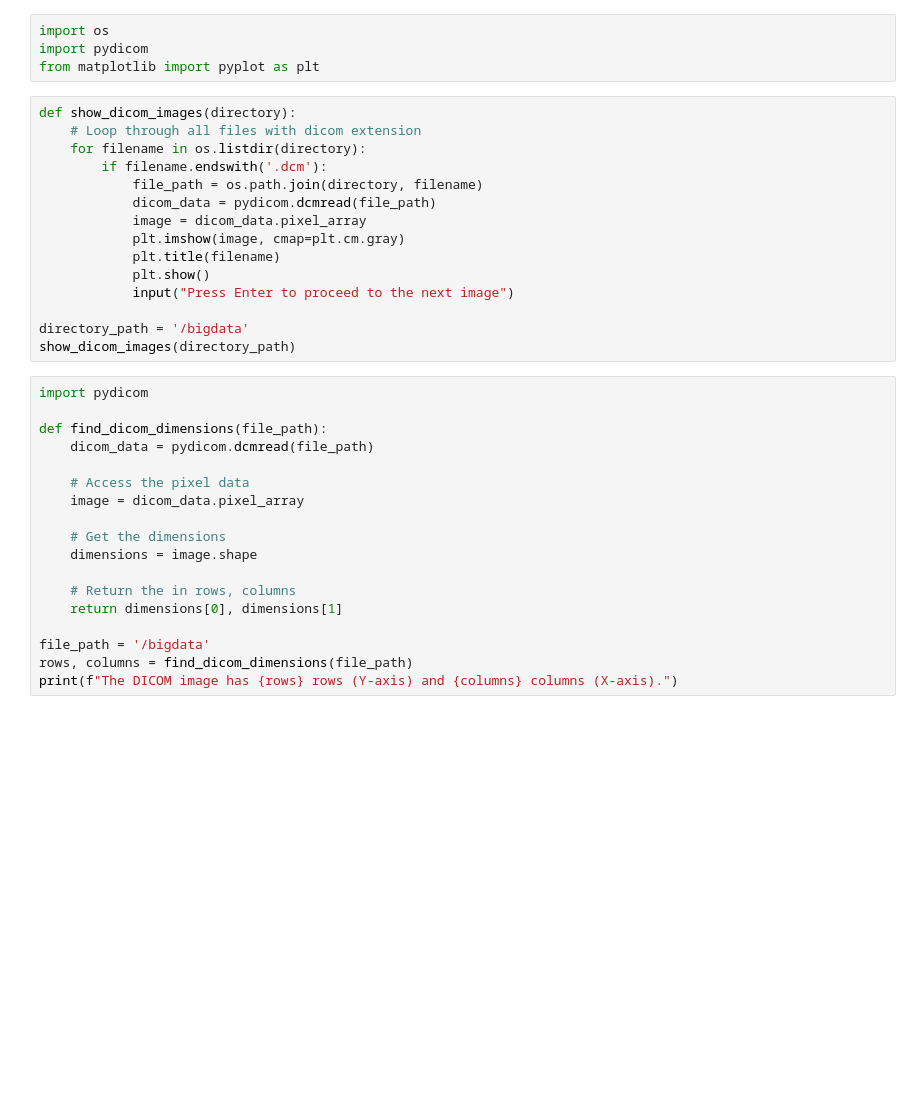
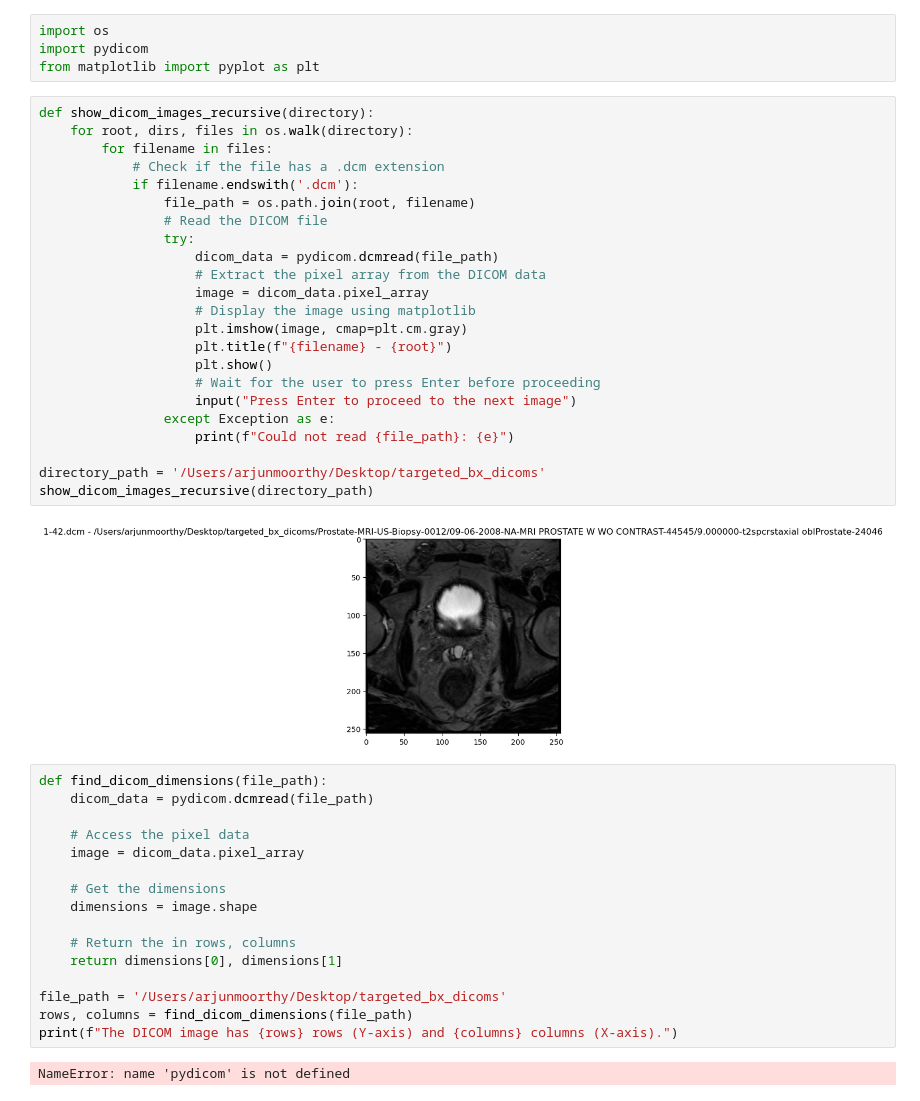
Before and after one commit to arjunkmoorthy1/24Spr_AMoorthy_healthai, a Jupyter notebook: code/Data Loading and Preprocessing/show_targeted_slices.ipynb, the cells around one changed output. Cells and saved outputs as stored; diff of their text form; blank space fills up the shorter version.

Commit message:
Fixing bugs in showing slices and displaying dimensions

```diff
--- a/code/Data Loading and Preprocessing/show_targeted_slices.ipynb
+++ b/code/Data Loading and Preprocessing/show_targeted_slices.ipynb
@@ -3,23 +3,31 @@ import os
 import pydicom
 from matplotlib import pyplot as plt
 # %%
-def show_dicom_images(directory):
-    # Loop through all files with dicom extension
-    for filename in os.listdir(directory):
-        if filename.endswith('.dcm'):
-            file_path = os.path.join(directory, filename)
-            dicom_data = pydicom.dcmread(file_path)
-            image = dicom_data.pixel_array
-            plt.imshow(image, cmap=plt.cm.gray)
-            plt.title(filename)
-            plt.show()
-            input("Press Enter to proceed to the next image")
+def show_dicom_images_recursive(directory):
+    for root, dirs, files in os.walk(directory):
+        for filename in files:
+            # Check if the file has a .dcm extension
+            if filename.endswith('.dcm'):
+                file_path = os.path.join(root, filename)
+                # Read the DICOM file
+                try:
+                    dicom_data = pydicom.dcmread(file_path)
+                    # Extract the pixel array from the DICOM data
+                    image = dicom_data.pixel_array
+                    # Display the image using matplotlib
+                    plt.imshow(image, cmap=plt.cm.gray)
+                    plt.title(f"{filename} - {root}")
+                    plt.show()
+                    # Wait for the user to press Enter before proceeding
+                    input("Press Enter to proceed to the next image")
+                except Exception as e:
+                    print(f"Could not read {file_path}: {e}")
 
-directory_path = '/bigdata'
-show_dicom_images(directory_path)
+directory_path = '/Users/arjunmoorthy/Desktop/targeted_bx_dicoms'
+show_dicom_images_recursive(directory_path)
+# %% [output]
+[figure, added]
 # %%
-import pydicom
-
 def find_dicom_dimensions(file_path):
     dicom_data = pydicom.dcmread(file_path)
 
@@ -32,6 +40,8 @@ def find_dicom_dimensions(file_path):
     # Return the in rows, columns
     return dimensions[0], dimensions[1]
 
-file_path = '/bigdata'
+file_path = '/Users/arjunmoorthy/Desktop/targeted_bx_dicoms'
 rows, columns = find_dicom_dimensions(file_path)
 print(f"The DICOM image has {rows} rows (Y-axis) and {columns} columns (X-axis).")
+# %% [output]
+NameError: name 'pydicom' is not defined
```
Also changed, not shown: 3 other files.
